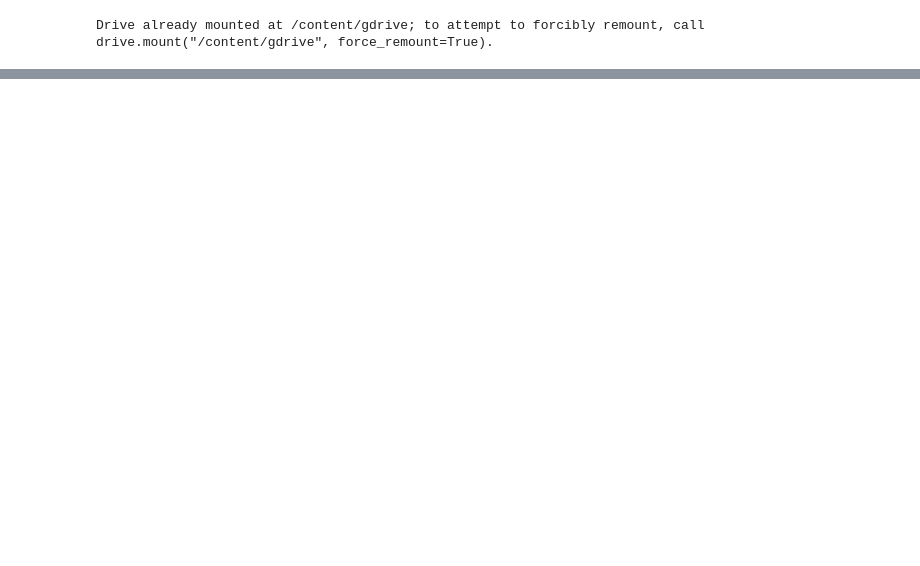
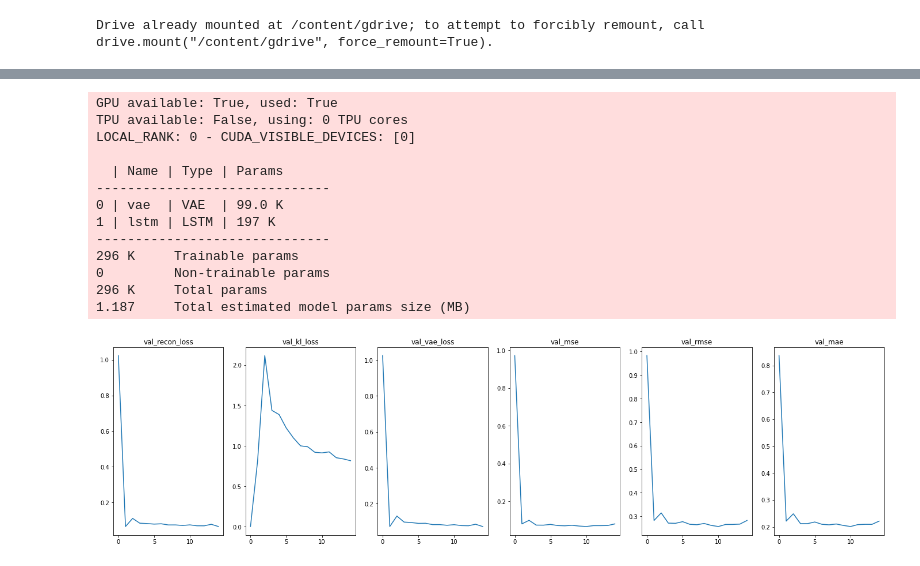
Before and after one commit to zloelias/hse-project-vae-lstm, a Jupyter notebook: vae.ipynb, the cells around one changed output, grey strips where cells are left out. Drawn from its saved outputs; the diff is of its cells as text; code cells hidden in the pictures; blank space fills up the shorter version.

Commit message:
PAD beta=0.01/0.1/1/10, PAD-, AD, P-AD.  Dataset bug fixes

```diff
--- a/vae.ipynb
+++ b/vae.ipynb
@@ -687,2 +184,0 @@ pd.DataFrame([mse, rmse, mae], index=['mse', 'rmse', 'mae'], columns=[.01, .1, 1
-# %%
-beta = .01
@@ -793,5 +184,0 @@ plot_model(AD, ts_start=30000, ts_end=40000, title='AD')
-# %%
-with open('/content/gdrive/My Drive/Colab Notebooks/hse-project-vae-lstm/PAD0.01.pcl', 'rb') as f:
-    model = pickle.load(f)
-# %%
-model.vae.k_ = 5.1
@@ -828,0 +544,8 @@ plot_model(model.vae, ts_start=0, ts_end=10000)
+# %%
+def plot_training(metrics, keys):
+    n_keys = len(keys)
+    fig, ax = plt.subplots(ncols=n_keys, figsize=(24,6))
+    for i in range(n_keys):
+        ax[i].plot([metrics[k] for k in metrics.keys() if k.find(keys[i]) == 0])
+        ax[i].set_title(keys[i])
+    plt.show()
@@ -828,0 +626,37 @@ plot_model(model.vae, ts_start=0, ts_end=10000)
+# %%
+# PAD
+
+betas = [.01]#, .1, 1, 10]
+lmbda = 1
+for beta in betas:
+    pad_trainer = pl.Trainer(
+        gpus=gpus,
+        callbacks=[early_stop_callback],
+        check_val_every_n_epoch=check_val_every_n_epoch,
+        min_epochs=min_epochs,
+        max_epochs=max_epochs,
+        auto_scale_batch_size='power',
+        gradient_clip_val=0.8
+    )
+    model = VAE_LSTM(beta=beta, lmbda=lmbda)
+    pad_trainer.fit(model, train_dataloader, val_dataloader)
+    if not DEBUG:
+        with open(f'/content/gdrive/My Drive/Colab Notebooks/hse-project-vae-lstm/PAD{beta}.pcl', 'wb') as f:
+            pickle.dump(model, f)
+
+    plot_training(model.trainer.logged_metrics, ['val_recon_loss', 'val_kl_loss', 'val_vae_loss', 'val_mse', 'val_rmse', 'val_mae'])
+# %% [output]
+GPU available: True, used: True
+TPU available: False, using: 0 TPU cores
+LOCAL_RANK: 0 - CUDA_VISIBLE_DEVICES: [0]
+
+  | Name | Type | Params
+------------------------------
+0 | vae  | VAE  | 99.0 K
+1 | lstm | LSTM | 197 K
+------------------------------
+296 K     Trainable params
+0         Non-trainable params
+296 K     Total params
+1.187     Total estimated model params size (MB)
+[figure, added]
```
Also changed, not shown: parts of 44 cells of this notebook.
